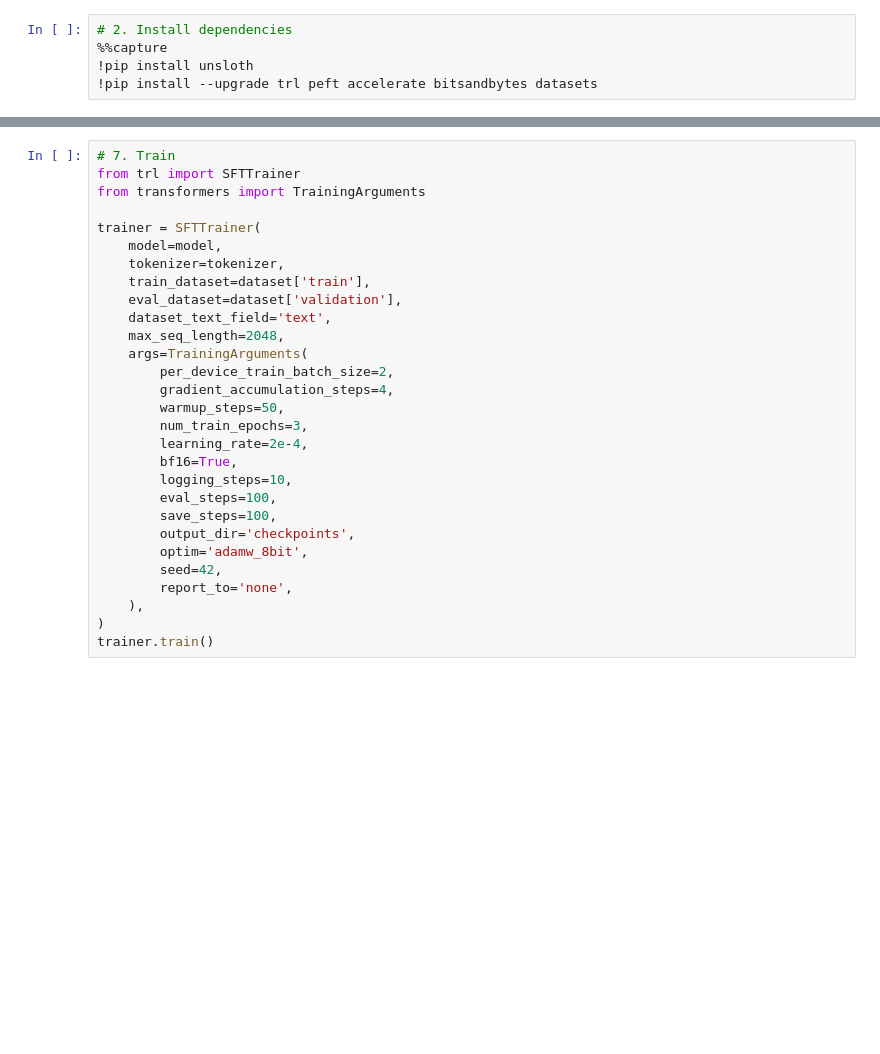
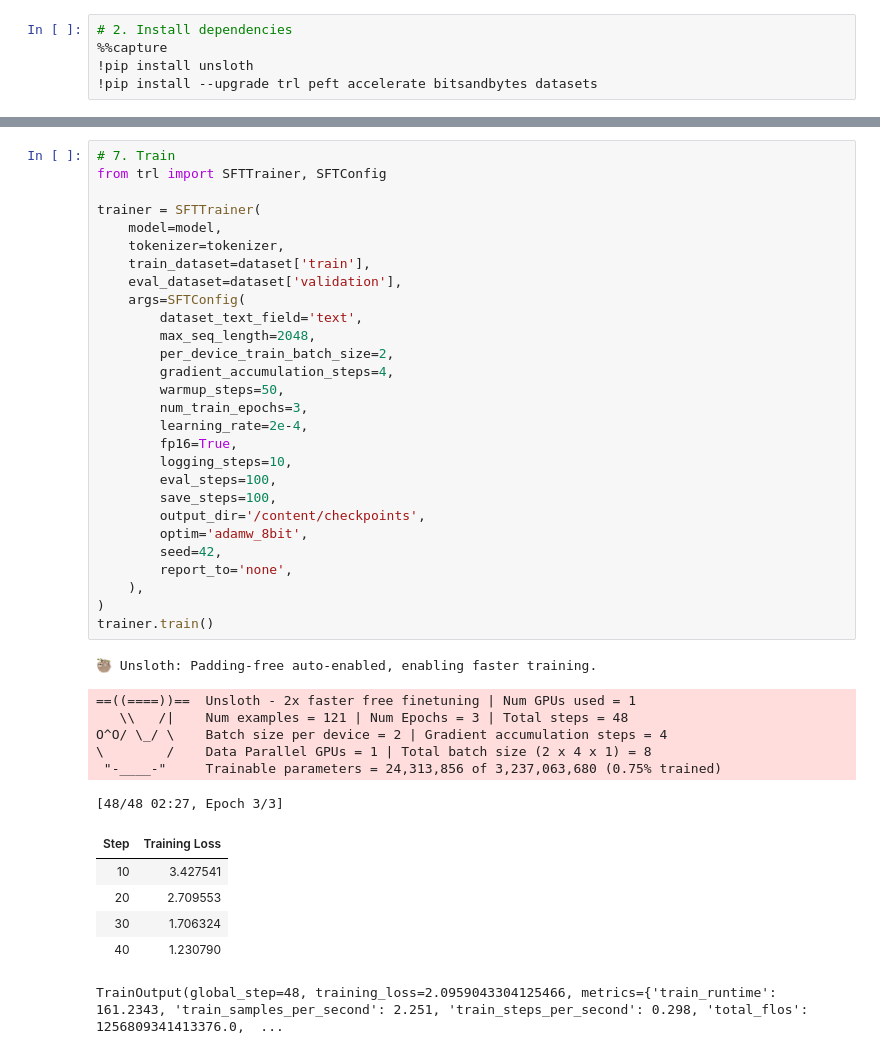
Before and after one commit to bibidhSubedi0/NepalLawFT, a Jupyter notebook: notebooks/01_finetune.ipynb, the cells around one changed output, grey strips where cells are left out. Cells and saved outputs as stored; diff of their text form; blank space fills up the shorter version.

```diff
--- a/notebooks/01_finetune.ipynb
+++ b/notebooks/01_finetune.ipynb
@@ -49,32 +69,45 @@ print('Train:', len(dataset['train']), '| Val:', len(dataset['validation']))
 # %%
 # 7. Train
-from trl import SFTTrainer
-from transformers import TrainingArguments
+from trl import SFTTrainer, SFTConfig
 
 trainer = SFTTrainer(
     model=model,
     tokenizer=tokenizer,
     train_dataset=dataset['train'],
     eval_dataset=dataset['validation'],
-    dataset_text_field='text',
-    max_seq_length=2048,
-    args=TrainingArguments(
+    args=SFTConfig(
+        dataset_text_field='text',
+        max_seq_length=2048,
         per_device_train_batch_size=2,
         gradient_accumulation_steps=4,
         warmup_steps=50,
         num_train_epochs=3,
         learning_rate=2e-4,
-        bf16=True,
+        fp16=True,
         logging_steps=10,
         eval_steps=100,
         save_steps=100,
-        output_dir='checkpoints',
+        output_dir='/content/checkpoints',
         optim='adamw_8bit',
         seed=42,
         report_to='none',
     ),
 )
 trainer.train()
+# %% [output]
+🦥 Unsloth: Padding-free auto-enabled, enabling faster training.
+==((====))==  Unsloth - 2x faster free finetuning | Num GPUs used = 1
+   \\   /|    Num examples = 121 | Num Epochs = 3 | Total steps = 48
+O^O/ \_/ \    Batch size per device = 2 | Gradient accumulation steps = 4
+\        /    Data Parallel GPUs = 1 | Total batch size (2 x 4 x 1) = 8
+ "-____-"     Trainable parameters = 24,313,856 of 3,237,063,680 (0.75% trained)
+[48/48 02:27, Epoch 3/3]
+| Step | Training Loss |
+| 10 | 3.427541 |
+| 20 | 2.709553 |
+| 30 | 1.706324 |
+| 40 | 1.230790 |
+TrainOutput(global_step=48, training_loss=2.0959043304125466, metrics={'train_runtime': 161.2343, 'train_samples_per_second': 2.251, 'train_steps_per_second': 0.298, 'total_flos': 1256809341413376.0,  ...
 # %%
 # 8. Save and download adapter
 import shutil
```
Also changed, not shown: parts of 8 cells of this notebook.
